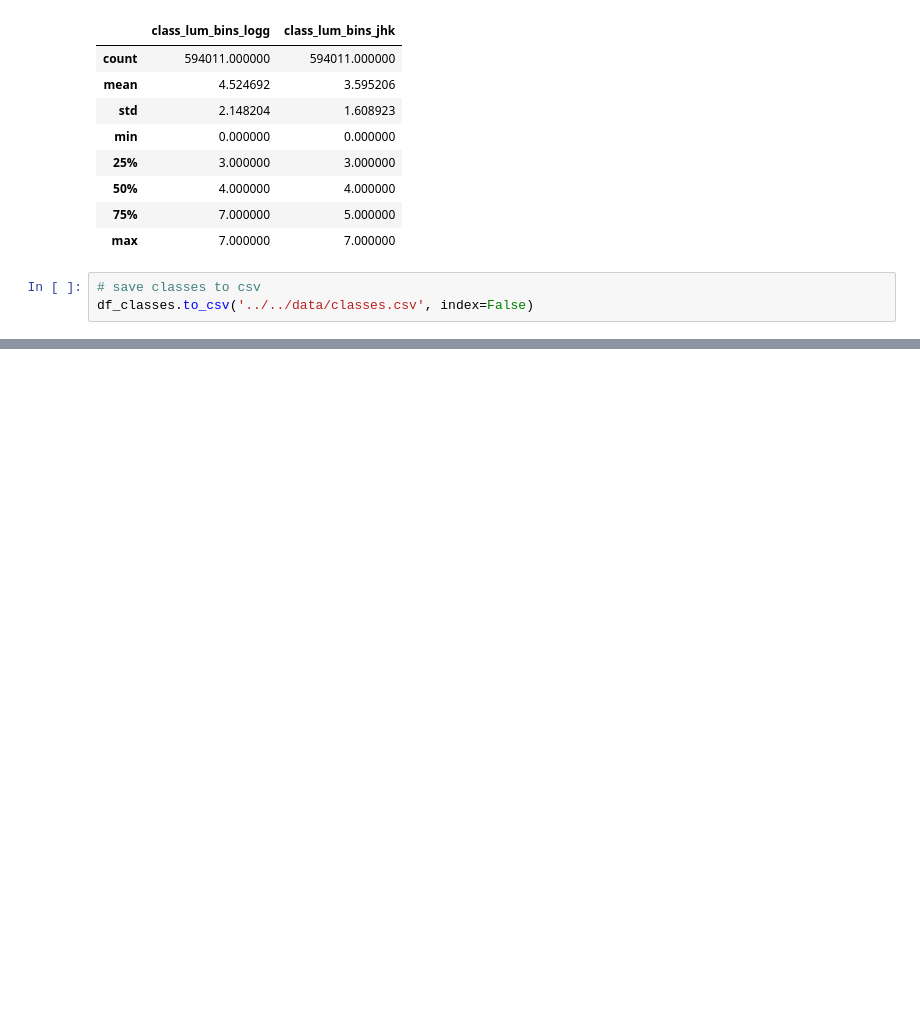
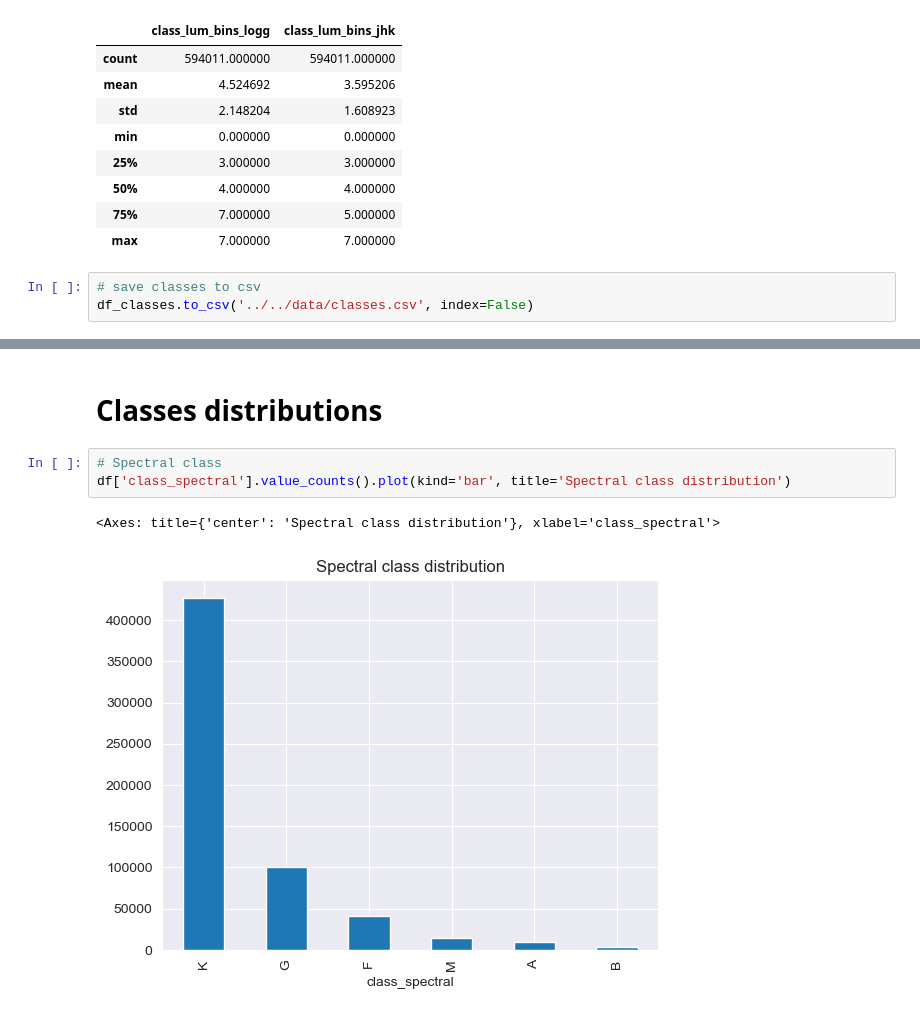
Before and after one commit to astrodeepnet/students-project-2024, a Jupyter notebook: notebooks/s2/input_classes.ipynb, the cells around one changed output, grey strips where cells are left out. Drawn from its saved outputs; the diff is of its cells as text; blank space fills up the shorter version.

```diff
--- a/notebooks/s2/input_classes.ipynb
+++ b/notebooks/s2/input_classes.ipynb
@@ -598,0 +611,8 @@ df_classes.to_csv('../../data/classes.csv', index=False)
+# %% [markdown]
+# Classes distributions
+# %%
+# Spectral class
+df['class_spectral'].value_counts().plot(kind='bar', title='Spectral class distribution')
+# %% [output]
+<Axes: title={'center': 'Spectral class distribution'}, xlabel='class_spectral'>
+[figure, added]
```
Also changed, not shown: parts of 6 cells of this notebook.
